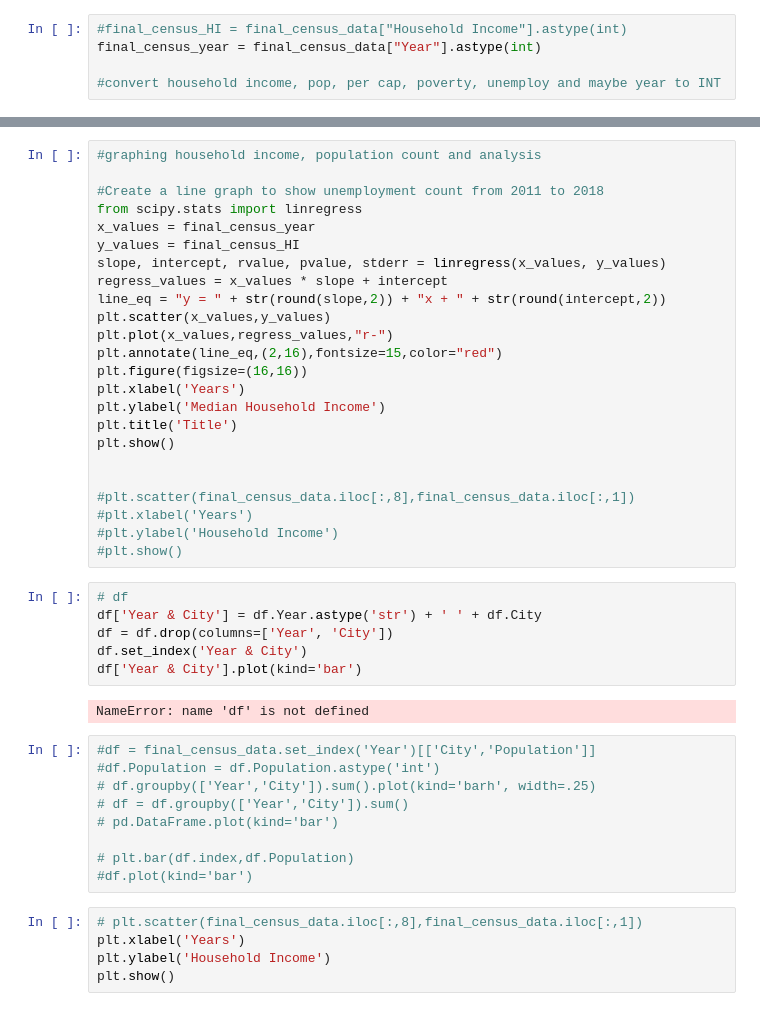
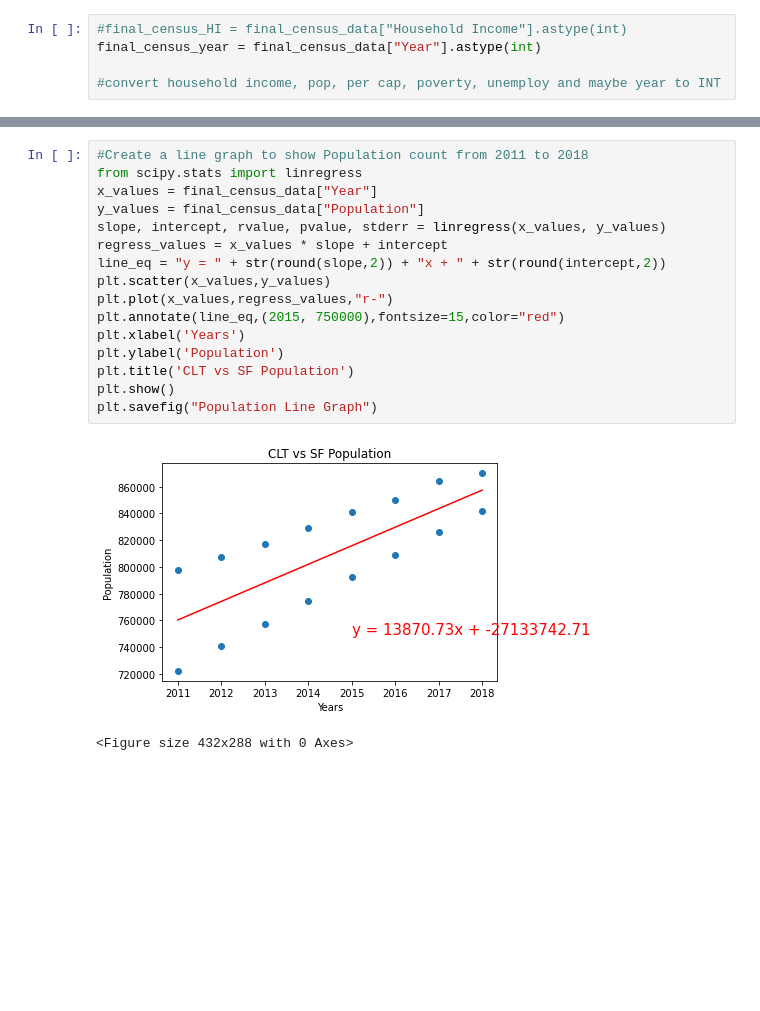
Before and after one commit to plmcgriff21/Project1, a Jupyter notebook: Graham project.ipynb, the cells around one changed output, grey strips where cells are left out. Drawn from its saved outputs; the diff is of its cells as text; blank space fills up the shorter version.

```diff
--- a/Graham project.ipynb
+++ b/Graham project.ipynb
@@ -268,46 +349,19 @@ final_census_year = final_census_data["Year"].astype(int)
 # %%
-#graphing household income, population count and analysis
-
-#Create a line graph to show unemployment count from 2011 to 2018
+#Create a line graph to show Population count from 2011 to 2018
 from scipy.stats import linregress
-x_values = final_census_year
-y_values = final_census_HI
+x_values = final_census_data["Year"]
+y_values = final_census_data["Population"]
 slope, intercept, rvalue, pvalue, stderr = linregress(x_values, y_values)
 regress_values = x_values * slope + intercept
 line_eq = "y = " + str(round(slope,2)) + "x + " + str(round(intercept,2))
 plt.scatter(x_values,y_values)
 plt.plot(x_values,regress_values,"r-")
-plt.annotate(line_eq,(2,16),fontsize=15,color="red")
-plt.figure(figsize=(16,16))
+plt.annotate(line_eq,(2015, 750000),fontsize=15,color="red")
 plt.xlabel('Years')
-plt.ylabel('Median Household Income')
-plt.title('Title')
+plt.ylabel('Population')
+plt.title('CLT vs SF Population')
 plt.show()
-
-
-#plt.scatter(final_census_data.iloc[:,8],final_census_data.iloc[:,1])
-#plt.xlabel('Years')
-#plt.ylabel('Household Income')
-#plt.show()
+plt.savefig("Population Line Graph")
+# %% [output]
+[figure, added]
+<Figure size 432x288 with 0 Axes>
-# %%
-# df
-df['Year & City'] = df.Year.astype('str') + ' ' + df.City
-df = df.drop(columns=['Year', 'City'])
-df.set_index('Year & City')
-df['Year & City'].plot(kind='bar')
-# %% [output]
-NameError: name 'df' is not defined
-# %%
-#df = final_census_data.set_index('Year')[['City','Population']]
-#df.Population = df.Population.astype('int')
-# df.groupby(['Year','City']).sum().plot(kind='barh', width=.25)
-# df = df.groupby(['Year','City']).sum()
-# pd.DataFrame.plot(kind='bar')
-
-# plt.bar(df.index,df.Population)
-#df.plot(kind='bar')
-# %%
-# plt.scatter(final_census_data.iloc[:,8],final_census_data.iloc[:,1])
-plt.xlabel('Years')
-plt.ylabel('Household Income')
-plt.show()
```
Also changed, not shown: parts of 13 cells of this notebook, 5 other files.
